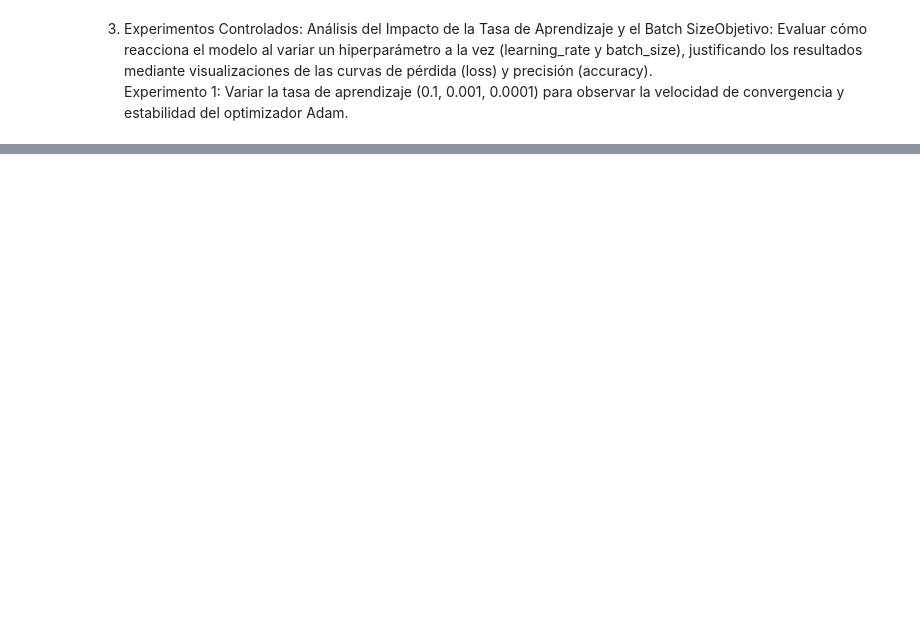
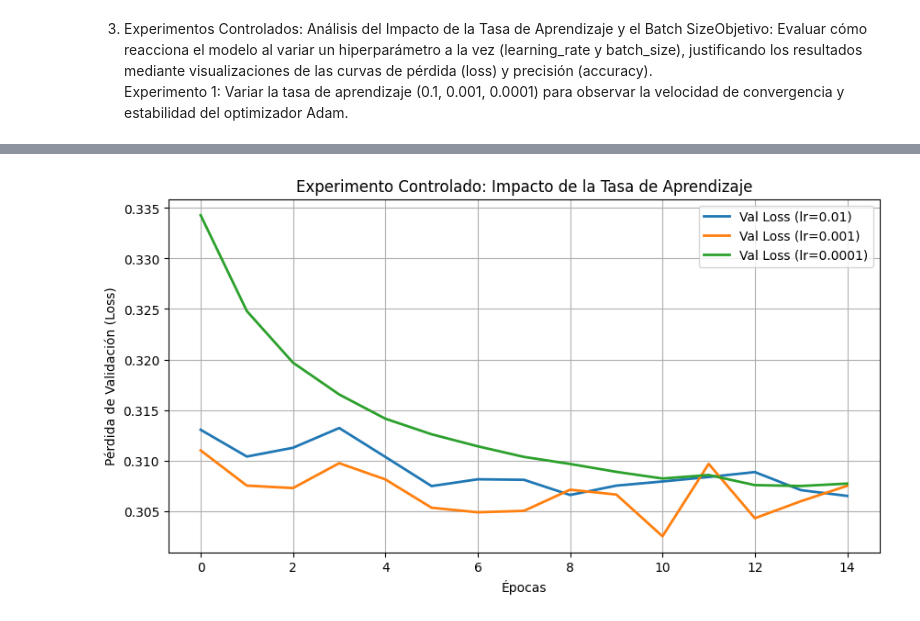
Before and after one commit to Jocelyn1988/DSY1103-Clase-Git-Github, a Jupyter notebook: Deep_EV1.ipynb, the cells around one changed output, grey strips where cells are left out. Saved outputs shown, nothing was run; the diff lists cells and outputs as text; code cells hidden in the pictures; blank space fills up the shorter version.

```diff
--- a/Deep_EV1.ipynb
+++ b/Deep_EV1.ipynb
@@ -151,0 +155,85 @@ plt.show()
+# %%
+import tensorflow as tf
+from tensorflow.keras.models import Sequential
+from tensorflow.keras.layers import Dense
+from tensorflow.keras.optimizers import Adam
+import matplotlib.pyplot as plt
+import io
+import zipfile
+import urllib.request
+import pandas as pd
+import numpy as np
+from sklearn.model_selection import train_test_split
+from sklearn.preprocessing import StandardScaler, LabelEncoder
+
+# --- PASO 0: ASEGURAR CARGA Y PREPROCESAMIENTO AUTOMÁTICO ---
+print("Cargando y preprocesando datos para el experimento...")
+URL_UCI = "https://archive.ics.uci.edu/static/public/222/bank+marketing.zip"
+with urllib.request.urlopen(URL_UCI) as resp:
+    zip_externo = zipfile.ZipFile(io.BytesIO(resp.read()))
+
+zip_interno = zipfile.ZipFile(io.BytesIO(zip_externo.read("bank.zip")))
+df = pd.read_csv(zip_interno.open("bank-full.csv"), sep=";")
+
+df_model = df.copy()
+if 'duration' in df_model.columns:
+    df_model = df_model.drop(columns=['duration'])
+
+categorical_cols = df_model.select_dtypes(include=['object']).columns
+for col in categorical_cols:
+    le = LabelEncoder()
+    df_model[col] = le.fit_transform(df_model[col])
+
+X = df_model.drop(columns=['y']).values
+y = df_model['y'].values
+
+X_train_val, X_test, y_train_val, y_test = train_test_split(X, y, test_size=0.15, random_state=42, stratify=y)
+X_train, X_val, y_train, y_val = train_test_split(X_train_val, y_train_val, test_size=0.1764, random_state=42, stratify=y_train_val)
+
+scaler = StandardScaler()
+X_train = scaler.fit_transform(X_train)
+X_val = scaler.transform(X_val)
+X_test = scaler.transform(X_test)
+print("¡Variables X_train y X_val listas con éxito!\n")
+
+# --- PASO 1: EXPERIMENTO CONTROLADO (Learning Rates) ---
+learning_rates = [0.01, 0.001, 0.0001]
+historias_lr = {}
+
+for lr in learning_rates:
+    print(f"--- Entrenando modelo con Learning Rate: {lr} ---")
+
+    model_lr = Sequential([
+        Dense(64, activation='relu', input_shape=(X_train.shape[1],)),
+        Dense(32, activation='relu'),
+        Dense(1, activation='sigmoid')
+    ])
+
+    model_lr.compile(
+        optimizer=Adam(learning_rate=lr),
+        loss='binary_crossentropy',
+        metrics=['accuracy']
+    )
+
+    history = model_lr.fit(
+        X_train, y_train,
+        validation_data=(X_val, y_val),
+        epochs=15,
+        batch_size=32,
+        verbose=0
+    )
+
+    historias_lr[lr] = history
+
+# ---2: GRAFICAR RESULTADOS ---
+plt.figure(figsize=(10, 5))
+for lr, history in historias_lr.items():
+    plt.plot(history.history['val_loss'], label=f'Val Loss (lr={lr})', linewidth=2)
+
+plt.title('Experimento Controlado: Impacto de la Tasa de Aprendizaje')
+plt.xlabel('Épocas')
+plt.ylabel('Pérdida de Validación (Loss)')
+plt.legend()
+plt.grid(True)
+plt.show()
+# %% [output]
@@ -152 +246,2 @@ plt.show()
+[figure, added]
 # %% [markdown]
```
Also changed, not shown: parts of 9 cells of this notebook.
